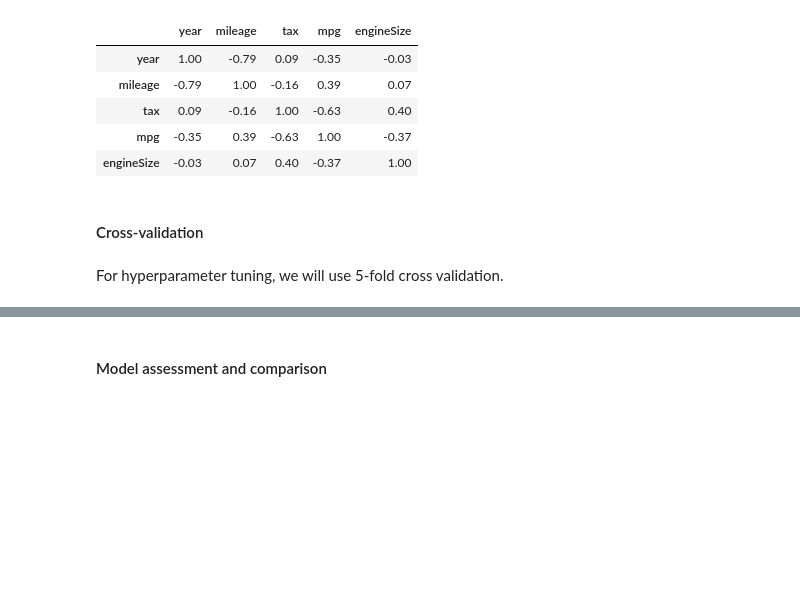
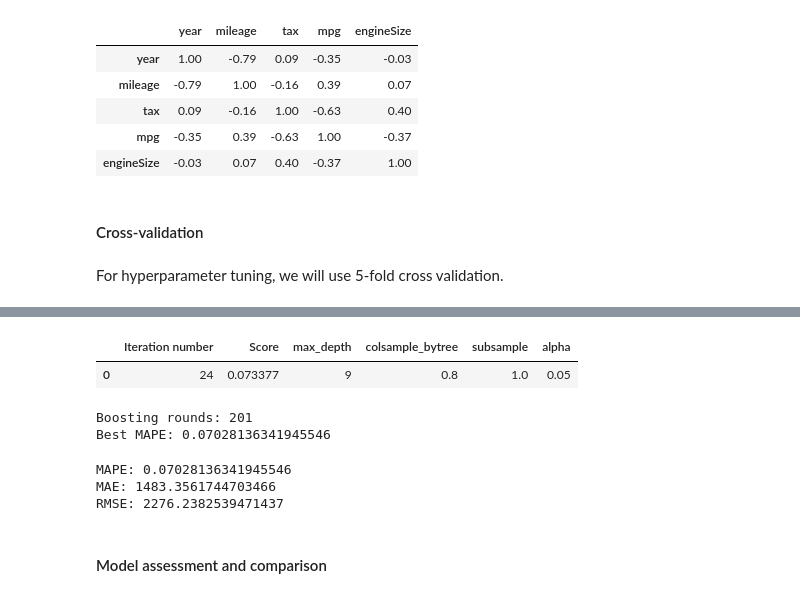
Before and after one commit to tjstarak/DSBA-ML2, a Jupyter notebook: code/regression.ipynb, the cells around one changed output, grey strips where cells are left out. Drawn from its saved outputs; the diff is of its cells as text; code cells hidden in the pictures; blank space fills up the shorter version.

```diff
--- a/code/regression.ipynb
+++ b/code/regression.ipynb
@@ -189,6 +186,12 @@ top10_models = X_train['model'].value_counts()[:10].index
 # %%
 X_train.loc[~X_train['model'].isin(top10_models), 'model'] = 'other'
 X_test.loc[~X_test['model'].isin(top10_models), 'model'] = 'other'
+
+for col in ['model', 'transmission', 'fuelType']:
+    X_train[col] = X_train[col].astype('category')
+
+for col in ['model', 'transmission', 'fuelType']:
+    X_test[col] = X_test[col].astype('category')
 # %% [markdown]
 #### Variable selection
 # %% [markdown]
@@ -264,8 +260,5 @@ dtype: float64
 # %%
-dtreg_transformer = make_column_transformer(
-    (OneHotEncoder(), ['model', 'transmission', 'fuelType']),
-    remainder='passthrough'
-)
+optuna.logging.set_verbosity(optuna.logging.WARNING)
 
 def objective(trial):
     params = {
@@ -290,3 +283,8 @@ def objective(trial):
 
 study = optuna.create_study(sampler=TPESampler(), direction='maximize')
 study.optimize(objective, n_trials=50)
+
+cols = ['Iteration number', 'Score'] + list(study.best_params.keys())
+results = [study.best_trial.number, study.best_trial.value] + list(study.best_params.values())
+results_df = pd.DataFrame([results], columns = cols)
+display(results_df)
@@ -344,2 +326,63 @@ dtype: float64
+# %%
+dtrain = xgb.DMatrix(X_train, y_train, enable_categorical=True)
+# %%
+optuna.logging.set_verbosity(optuna.logging.WARNING)
+
+def objective(trial):
+
+    params = {
+        'objective': 'reg:squarederror',
+        'eta': 0.3,
+        'max_depth': trial.suggest_int('max_depth', low=4, high=10),
+        'colsample_bytree': trial.suggest_float('colsample_bytree', low=0.6, high=1, step=0.1),
+        'subsample': trial.suggest_float('subsample', low=0.6, high=1, step=0.1),
+        'alpha': trial.suggest_float('alpha', low=0, high=0.3, step=0.05),
+        'eval_metric': 'mape',
+    }
+
+    result = xgb.cv(params, dtrain, num_boost_round=100, early_stopping_rounds=5, nfold=5, seed=123)
+    score = result['test-mape-mean'].iloc[-1]
+    score
+
+    return score
+
+study = optuna.create_study(sampler=TPESampler(seed=123), direction='minimize')
+study.optimize(objective, n_trials=50)
+
+cols = ['Iteration number', 'Score'] + list(study.best_params.keys())
+results = [study.best_trial.number, study.best_trial.value] + list(study.best_params.values())
+results_df = pd.DataFrame([results], columns = cols)
+display(results_df)
+# %% [output]
+|  | Iteration number | Score | max_depth | colsample_bytree | subsample | alpha |
+| 0 | 24 | 0.073377 | 9 | 0.8 | 1.0 | 0.05 |
+# %%
+xgb_params = {
+    'objective': 'reg:squarederror',
+    'eta': 0.1,
+    'max_depth': 8,
+    'colsample_bytree': 0.7,
+    'subsample': 1.0,
+    'alpha': 0.15,
+    'eval_metric': 'mape',
+}
+
+results = xgb.cv(xgb_params, dtrain, num_boost_round=1000, early_stopping_rounds=10, nfold=5, seed=123)
+
+print('Boosting rounds:', len(results))
+print('Best MAPE:', results['test-mape-mean'].iloc[-1])
+# %% [output]
+Boosting rounds: 201
+Best MAPE: 0.07028136341945546
+# %%
+xgb_params['eval_metric'] = ['mape', 'rmse', 'mae']
+results = xgb.cv(xgb_params, dtrain, num_boost_round=201, nfold=5, seed=123)
+print('MAPE:', results['test-mape-mean'].iloc[-1])
+print('MAE:', results['test-mae-mean'].iloc[-1])
+print('RMSE:', results['test-rmse-mean'].iloc[-1])
+# %% [output]
+MAPE: 0.07028136341945546
+MAE: 1483.3561744703466
+RMSE: 2276.2382539471437
 # %% [markdown]
 #### Model assessment and comparison
```
Also changed, not shown: parts of 12 cells of this notebook.
